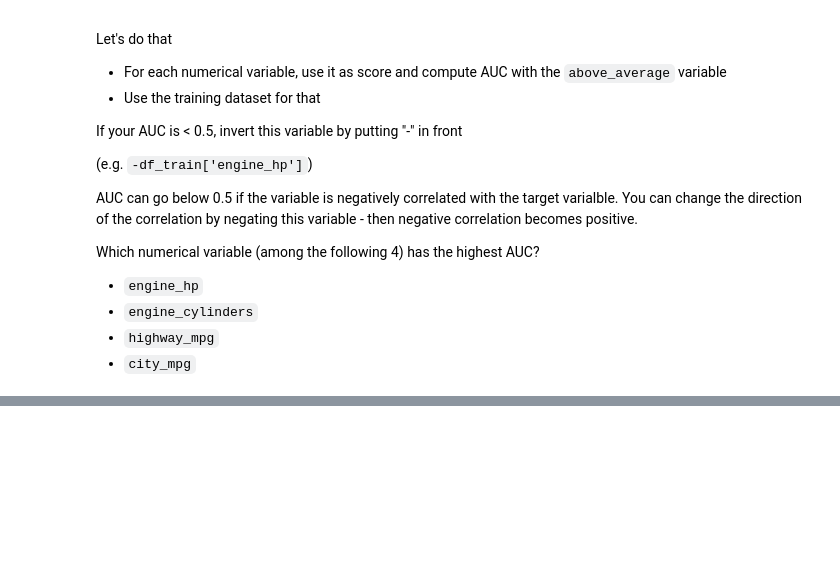
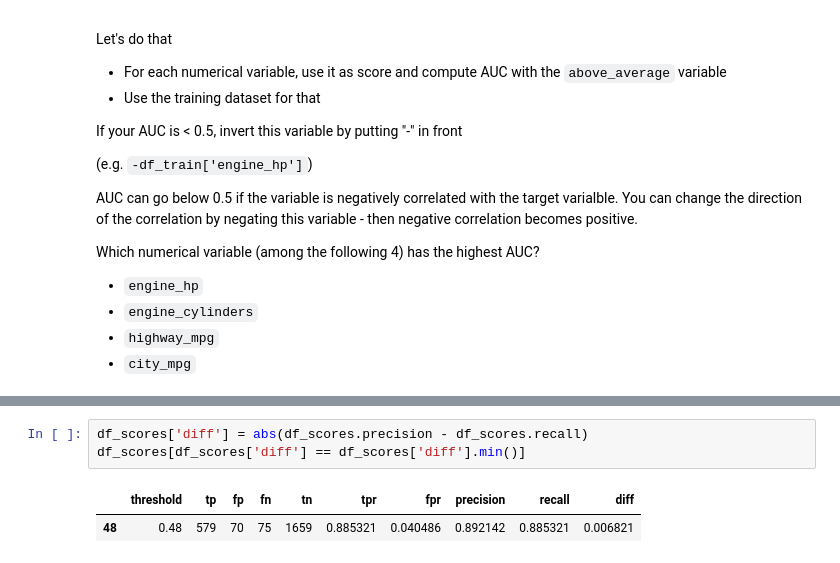
Before and after one commit to jyphotography/machine-learning, a Jupyter notebook: 04-evaluation/assignment/hw4.ipynb, the cells around one changed output, grey strips where cells are left out. Saved outputs shown, nothing was run; the diff lists cells and outputs as text; blank space fills up the shorter version.

```diff
--- a/04-evaluation/assignment/hw4.ipynb
+++ b/04-evaluation/assignment/hw4.ipynb
@@ -94,0 +218,6 @@ Index(['year', 'engine_hp', 'engine_cylinders', 'highway_mpg', 'city_mpg',
+# %%
+df_scores['diff'] = abs(df_scores.precision - df_scores.recall)
+df_scores[df_scores['diff'] == df_scores['diff'].min()]
+# %% [output]
+|  | threshold | tp | fp | fn | tn | tpr | fpr | precision | recall | diff |
+| 48 | 0.48 | 579 | 70 | 75 | 1659 | 0.885321 | 0.040486 | 0.892142 | 0.885321 | 0.006821 |
```
Also changed, not shown: parts of 23 cells of this notebook.
